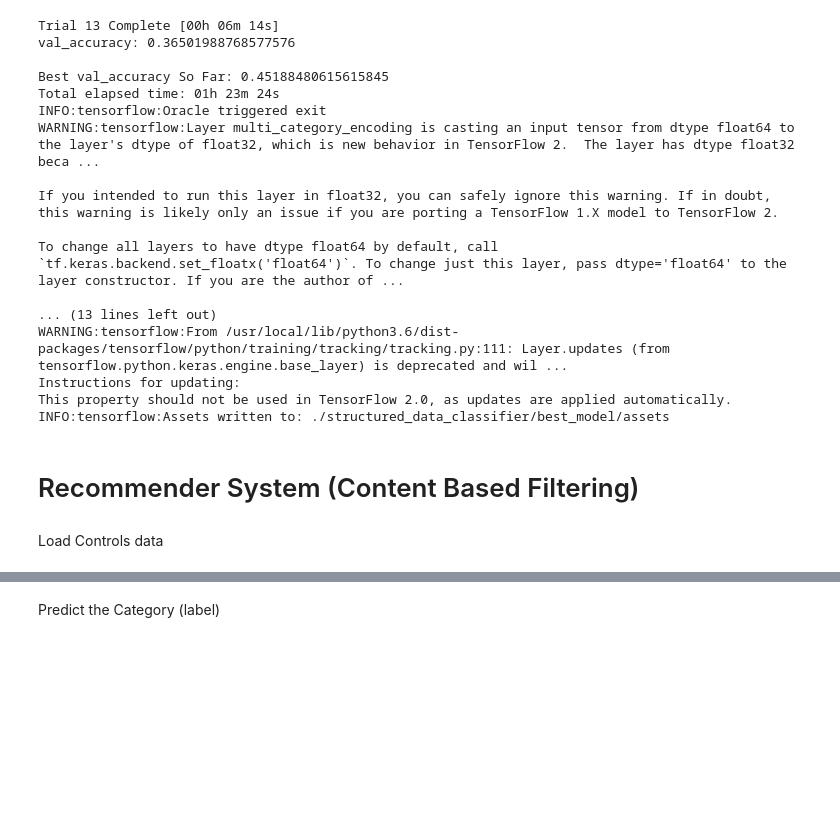
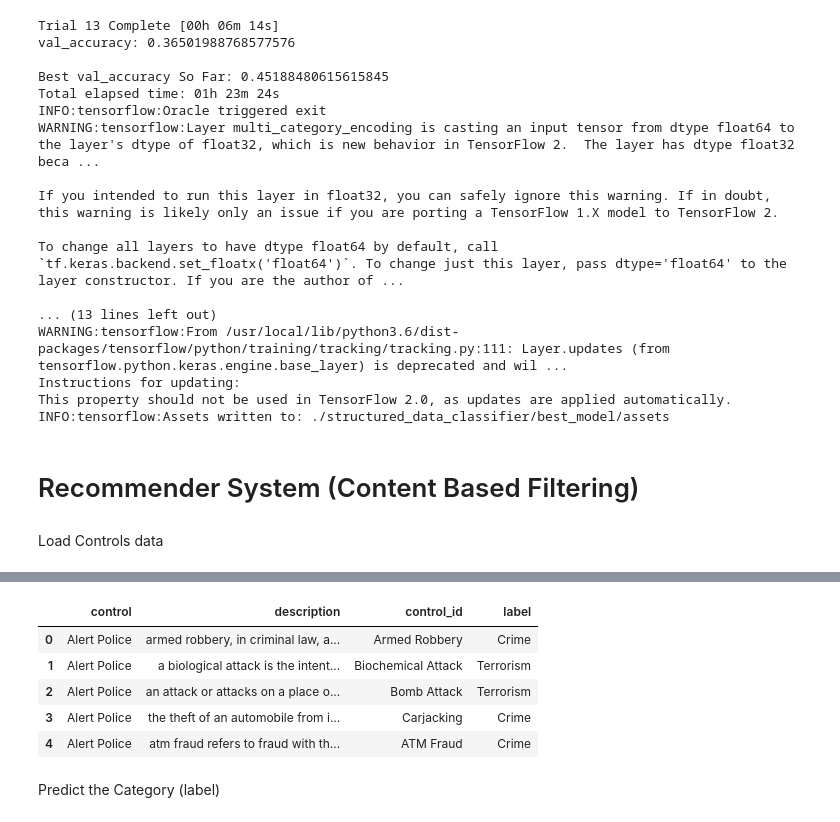
Before and after one commit to Qiwei97/Machine-Learning-Models, a Jupyter notebook: NLP Projects/Recommender System (TF_IDF).ipynb, the cells around one changed output, grey strips where cells are left out. Cells and saved outputs as stored; diff of their text form; code cells hidden in the pictures; blank space fills up the shorter version.

```diff
--- a/NLP Projects/Recommender System (TF-IDF).ipynb
+++ b/NLP Projects/Recommender System (TF_IDF).ipynb
@@ -480,2 +468,15 @@ df
+# %%
+df = pd.read_csv("/content/drive/MyDrive/Psioninsights/Controls_data.csv")
+
+df['description'] = df['description'].str.lower()
+
+df
+# %% [output]
+|  | control | description | control_id | label |
+| 0 | Alert Police | armed robbery, in criminal law, a... | Armed Robbery | Crime |
+| 1 | Alert Police | a biological attack is the intent... | Biochemical Attack | Terrorism |
+| 2 | Alert Police | an attack or attacks on a place o... | Bomb Attack | Terrorism |
+| 3 | Alert Police | the theft of an automobile from i... | Carjacking | Crime |
+| 4 | Alert Police | atm fraud refers to fraud with th... | ATM Fraud | Crime |
 # %% [markdown]
 Predict the Category (label)
```
Also changed, not shown: parts of 14 cells of this notebook.
